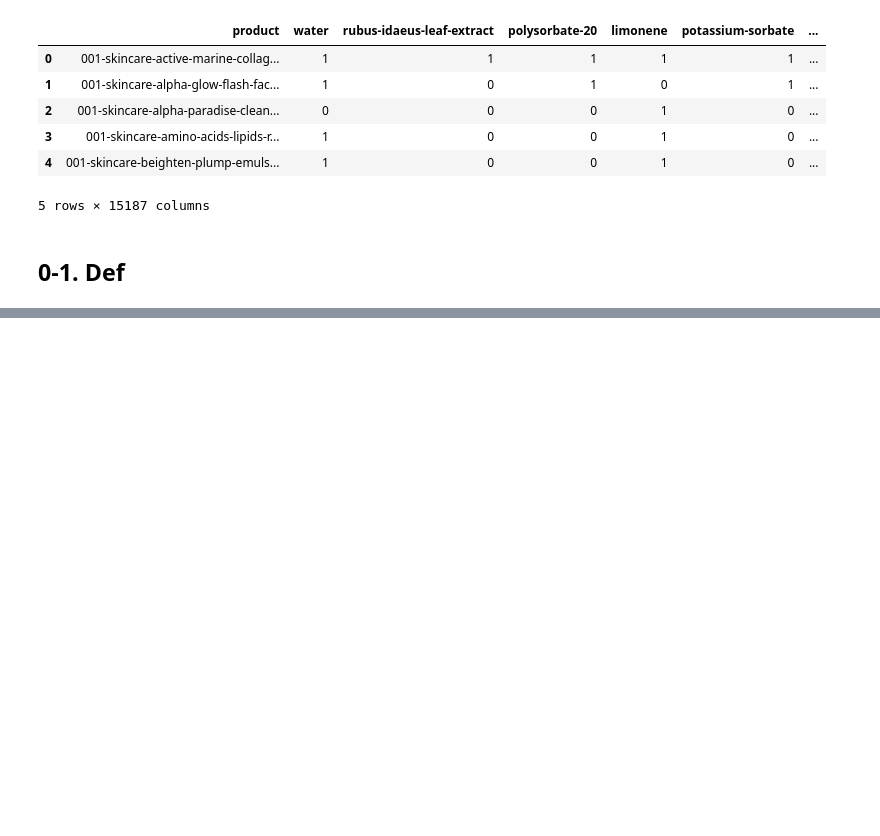
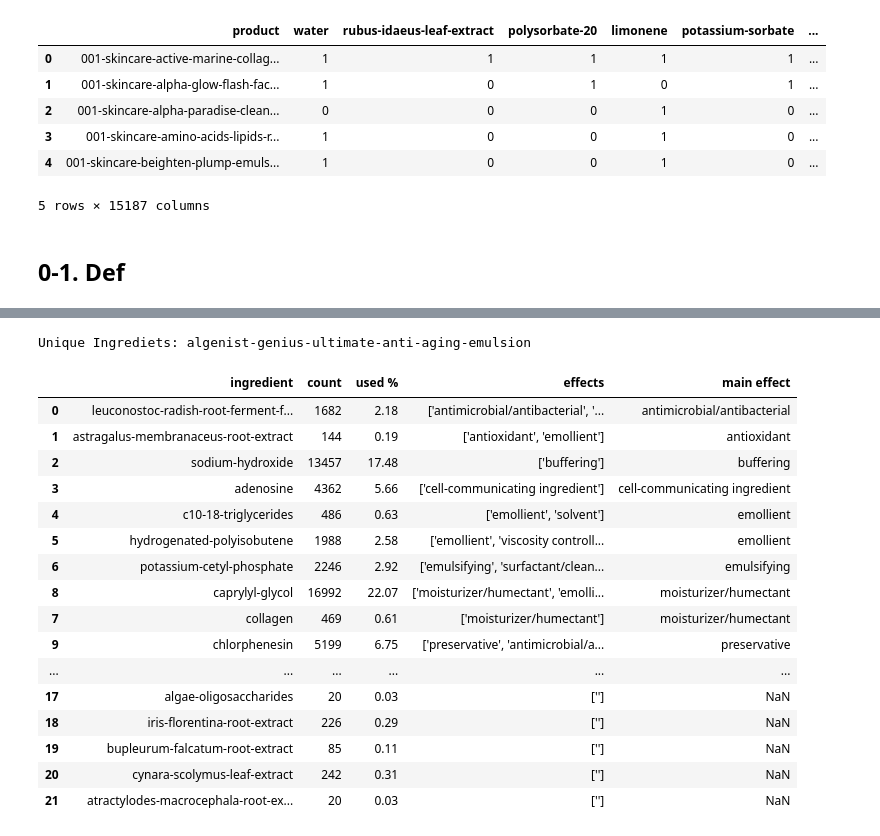
Before and after one commit to zb-dss-offline-1th/ml-repo-02, a Jupyter notebook: Sim_Test_Outline.ipynb, the cells around one changed output, grey strips where cells are left out. Drawn from its saved outputs; the diff is of its cells as text; code cells hidden in the pictures; blank space fills up the shorter version.

Commit message:
Sim Test
products compare for sim calc

```diff
--- a/Sim_Test_Outline.ipynb
+++ b/Sim_Test_Outline.ipynb
@@ -21,3 +56,5 @@ test = pd.read_csv('test_matrix_part_1.csv',index_col=0) # 개인이 저장한
+# %%
+ing_effect = pd.read_csv('./data/skca_ing_count_effect.csv',index_col=False)
 # %%
 test.head()
 # %% [output]
@@ -131,0 +91,18 @@ test_type[test_type['product'].str.contains('vitamin-c')]
+# %%
+def compare_prods(pname1,pname2):
+    '''returns union,interx,unique1,unique2'''
+    prd1,prd2 = get_inglst(pname1),get_inglst(pname2)
+
+    union = list(set(prd1) | set(prd2))
+    interx = list(set(prd1) & set(prd2))
+    uq1 = list(set(prd1) - set(prd2))
+    uq2 = list(set(prd2) - set(prd1))
+    return union, interx, uq1, uq2
+# %%
+def ing_df(inglst):
+    df = pd.DataFrame(columns=['ingredient','count','used %','effects','main effect'])
+    for ing in inglst:
+        tmp_df = ing_effect[ing_effect['ingredient']==ing]
+        df = pd.concat([df,tmp_df],ignore_index=True)
+        df.sort_values('main effect',inplace=True)
+    return df
@@ -131,0 +220,18 @@ test_type[test_type['product'].str.contains('vitamin-c')]
+# %%
+# Case 1
+
+a1name,a1vec = get_vector(1911)
+a2name,a2vec = get_vector(5970)
+
+print(f'Product#{1911}:',a1name)
+print(f'Product#{5970}:',a2name)
+print('Cosine Similarity:',cos_sim(a1vec,a2vec))
+print('Euclidean Distance:',euc_dist(a1vec,a2vec))
+print('Pearson Similarity:',pearson_similarity(a1vec,a2vec))
+
+union,interx,unique1,unique2 = compare_prods(a1name,a2name)
+print()
+print('Total # of Ingredients:',len(union))
+print('Total # of Common Ingredients:',len(interx))
+print('Product A # of Unique:', len(unique1))
+print('Product B # of Unique:', len(unique2))
@@ -131,0 +268,22 @@ test_type[test_type['product'].str.contains('vitamin-c')]
+# %%
+print(f'Unique Ingrediets: {a1name}')
+ing_df(unique1)
+# %% [output]
+Unique Ingrediets: algenist-genius-ultimate-anti-aging-emulsion
+|  | ingredient | count | used % | effects | main effect |
+| 0 | leuconostoc-radish-root-ferment-f... | 1682 | 2.18 | ['antimicrobial/antibacterial', '... | antimicrobial/antibacterial |
+| 1 | astragalus-membranaceus-root-extract | 144 | 0.19 | ['antioxidant', 'emollient'] | antioxidant |
+| 2 | sodium-hydroxide | 13457 | 17.48 | ['buffering'] | buffering |
+| 3 | adenosine | 4362 | 5.66 | ['cell-communicating ingredient'] | cell-communicating ingredient |
+| 4 | c10-18-triglycerides | 486 | 0.63 | ['emollient', 'solvent'] | emollient |
+| 5 | hydrogenated-polyisobutene | 1988 | 2.58 | ['emollient', 'viscosity controll... | emollient |
+| 6 | potassium-cetyl-phosphate | 2246 | 2.92 | ['emulsifying', 'surfactant/clean... | emulsifying |
+| 8 | caprylyl-glycol | 16992 | 22.07 | ['moisturizer/humectant', 'emolli... | moisturizer/humectant |
+| 7 | collagen | 469 | 0.61 | ['moisturizer/humectant'] | moisturizer/humectant |
+| 9 | chlorphenesin | 5199 | 6.75 | ['preservative', 'antimicrobial/a... | preservative |
+| ... | ... | ... | ... | ... | ... |
+| 17 | algae-oligosaccharides | 20 | 0.03 | [''] | NaN |
+| 18 | iris-florentina-root-extract | 226 | 0.29 | [''] | NaN |
+| 19 | bupleurum-falcatum-root-extract | 85 | 0.11 | [''] | NaN |
+| 20 | cynara-scolymus-leaf-extract | 242 | 0.31 | [''] | NaN |
+| 21 | atractylodes-macrocephala-root-ex... | 20 | 0.03 | [''] | NaN |
```
Also changed, not shown: parts of 71 cells of this notebook, 3 other files.
